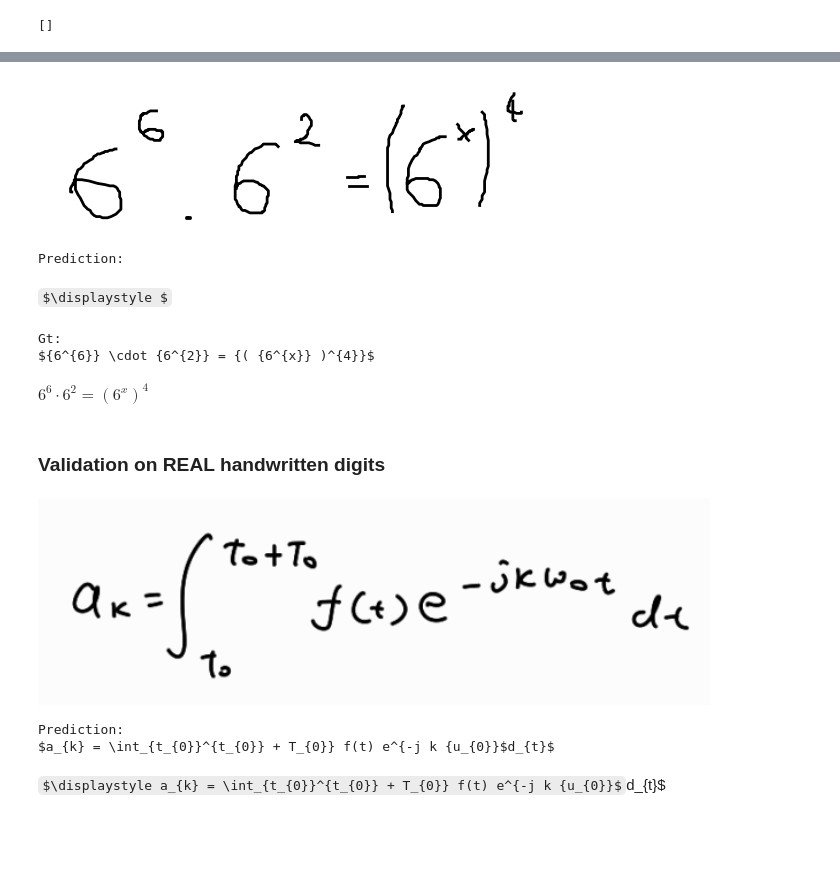
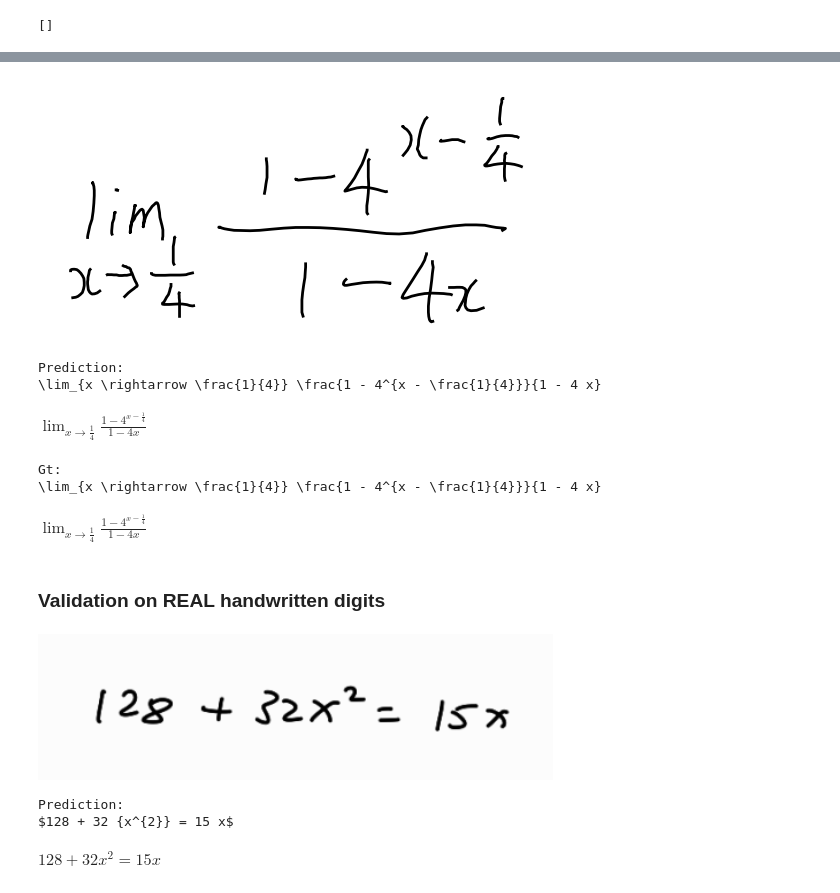
Before and after one commit to leonlenk/LaTeX_OCR, a Jupyter notebook: scripts/TrOCR.ipynb, the cells around one changed output, grey strips where cells are left out. Drawn from its saved outputs; the diff is of its cells as text; code cells hidden in the pictures; some formulas as TeX source; blank space fills up the shorter version.

```diff
--- a/scripts/TrOCR.ipynb
+++ b/scripts/TrOCR.ipynb
@@ -437,13 +429,23 @@ processor.save_pretrained("trocr_processor")
 # %%
 # Load model
 from transformers import TrOCRProcessor, VisionEncoderDecoderModel
-model = VisionEncoderDecoderModel.from_pretrained("trocr_model").to(device)
-processor = TrOCRProcessor.from_pretrained("trocr_processor")
+model = VisionEncoderDecoderModel.from_pretrained("../models/trocr-large-finetuned-math-captions").to(device)
+processor = TrOCRProcessor.from_pretrained("../models/trocr-large-finetuned-math-captions")
 # %%
 import seaborn as sns
 import matplotlib.pyplot as plt
-sns.lineplot(data = history, color = "blue", label = "Training loss")
-sns.lineplot(x = val_timesteps, y = val_history, color = "red", label = "Validation loss")
+val_history = torch.load("../models/trocr-large-rendered-im2latex/val_history.pt")
+train_history = torch.load("../models/trocr-large-rendered-im2latex/history.pt")
+
+sns.set()
+fig, axes = plt.subplots(1, 2, figsize = (15, 5))
+sns.lineplot(data = train_history, color = "blue", label = "Training loss", ax = axes[0])
+sns.lineplot(data = val_history, color = "red", label = "Validation loss", ax = axes[1])
+axes[0].set_title("Training loss")
+axes[1].set_title("Validation loss")
+axes[0].set_xlabel("Training Steps")
+axes[1].set_xlabel("Epochs")
+plt.suptitle("Pretraining Loss Curves\nRendered LaTeX Images")
 plt.legend()
 plt.show()
 # %% [output]
@@ -450,0 +453,17 @@ plt.show()
+# %%
+import seaborn as sns
+import matplotlib.pyplot as plt
+val_history = torch.load("../models/trocr-large-finetuned-math-captions/val_history.pt")
+train_history = torch.load("../models/trocr-large-finetuned-math-captions/history.pt")
+
+sns.set()
+fig, axes = plt.subplots(1, 2, figsize = (15, 5))
+sns.lineplot(data = train_history, color = "blue", label = "Training loss", ax = axes[0])
+sns.lineplot(data = val_history, color = "red", label = "Validation loss", ax = axes[1])
+axes[0].set_title("Training loss")
+axes[1].set_title("Validation loss")
+axes[0].set_xlabel("Training Steps")
+axes[1].set_xlabel("Epochs")
+plt.suptitle("Finetuning Loss Curves\nHandwritten Math w/LaTeX Captions")
+plt.legend()
+plt.show()
@@ -451,31 +472,33 @@ plt.show()
 # %%
 import random
+model.eval()
 # Randomly select a validation image and caption
 idx = random.randint(0, len(val_ds.labels_val))
 img_name = os.path.join(val_ds.img_dir, val_ds.labels_val.iloc[idx, 1])
 image = Image.open(img_name).convert('RGB')
 caption = val_ds.labels_val.iloc[idx, 0]
 
 from IPython.display import display, Math, Latex
 # Show image
 display(image)
 
 pixel_values = processor(images = image, return_tensors="pt").pixel_values.to(device)
 out = model.generate(pixel_values, max_new_tokens = 256)
 print("Prediction:")
 pred = processor.decode(out[0], skip_special_tokens=True).replace("\\ ", "\\")
 print(pred)
 display(Math(pred))
 print("Gt:")
 print(caption)
 display(Math(caption))
 # %% [output]
-[figure, old version]
+[figure, new version]
 Prediction:
+\lim_{x \rightarrow \frac{1}{4}} \frac{1 - 4^{x - \frac{1}{4}}}{1 - 4 x}
-$\displaystyle $
+$\displaystyle \lim_{x \rightarrow \frac{1}{4}} \frac{1 - 4^{x - \frac{1}{4}}}{1 - 4 x}$
 Gt:
-${6^{6}} \cdot {6^{2}} = {( {6^{x}} )^{4}}$
+\lim_{x \rightarrow \frac{1}{4}} \frac{1 - 4^{x - \frac{1}{4}}}{1 - 4 x}
-$\displaystyle {6^{6}} \cdot {6^{2}} = {( {6^{x}} )^{4}}$
+$\displaystyle \lim_{x \rightarrow \frac{1}{4}} \frac{1 - 4^{x - \frac{1}{4}}}{1 - 4 x}$
 # %% [markdown]
 ### Validation on REAL handwritten digits
 # %%
@@ -484,7 +507,7 @@ processor = TrOCRProcessor.from_pretrained("../models/trocr-large-finetuned-math
 # %%
 import random
 # Accuracy so far: 3/8
-image = Image.open("../handwritten_val/q7.png").convert('RGB')
+image = Image.open("../handwritten_val/q5.png").convert('RGB')
 
 from IPython.display import display, Math, Latex
 # Show image
@@ -497,7 +520,7 @@ pred = processor.decode(out[0], skip_special_tokens=True).replace("\\ ", "\\")
 print(pred)
 display(Math(pred))
 # %% [output]
-[figure, old version]
+[figure, new version]
 Prediction:
-$a_{k} = \int_{t_{0}}^{t_{0}} + T_{0}} f(t) e^{-j k {u_{0}}$d_{t}$
+$128 + 32 {x^{2}} = 15 x$
-$\displaystyle a_{k} = \int_{t_{0}}^{t_{0}} + T_{0}} f(t) e^{-j k {u_{0}}$d_{t}$
+$\displaystyle 128 + 32 {x^{2}} = 15 x$
```
Also changed, not shown: parts of 5 cells of this notebook, 3 other files.
